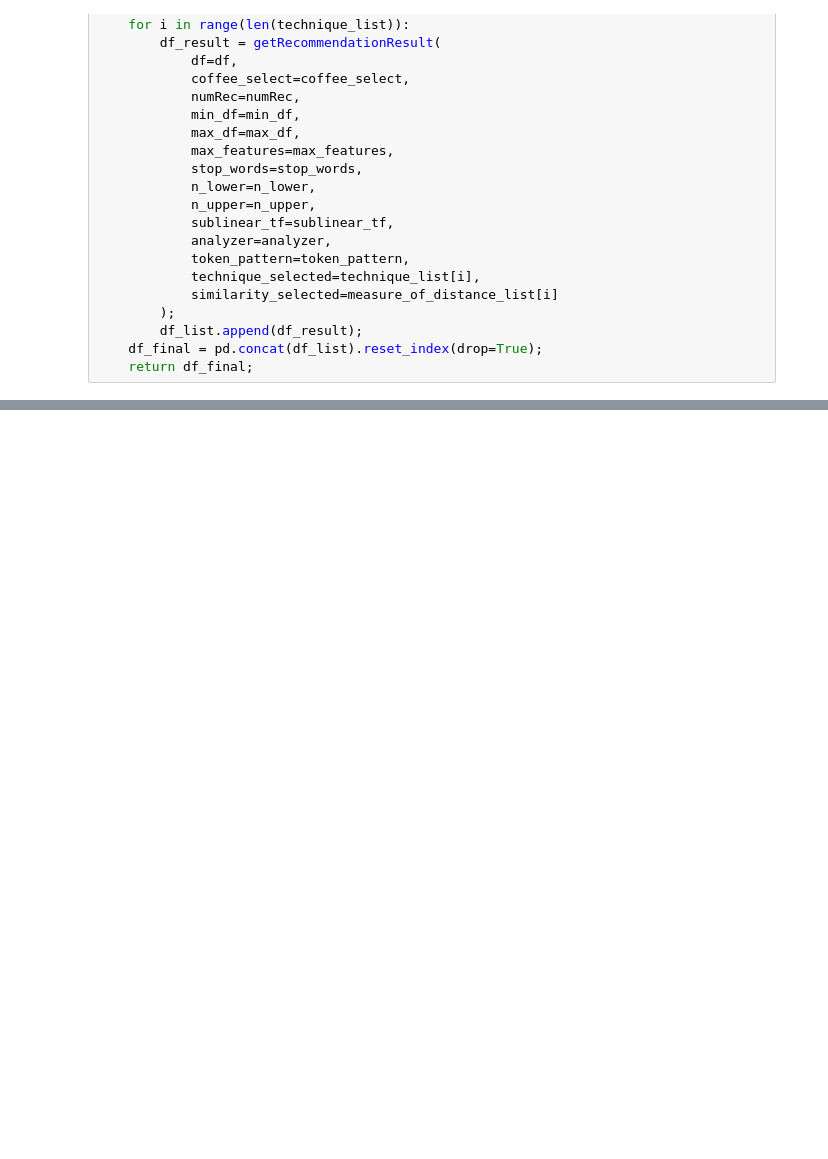
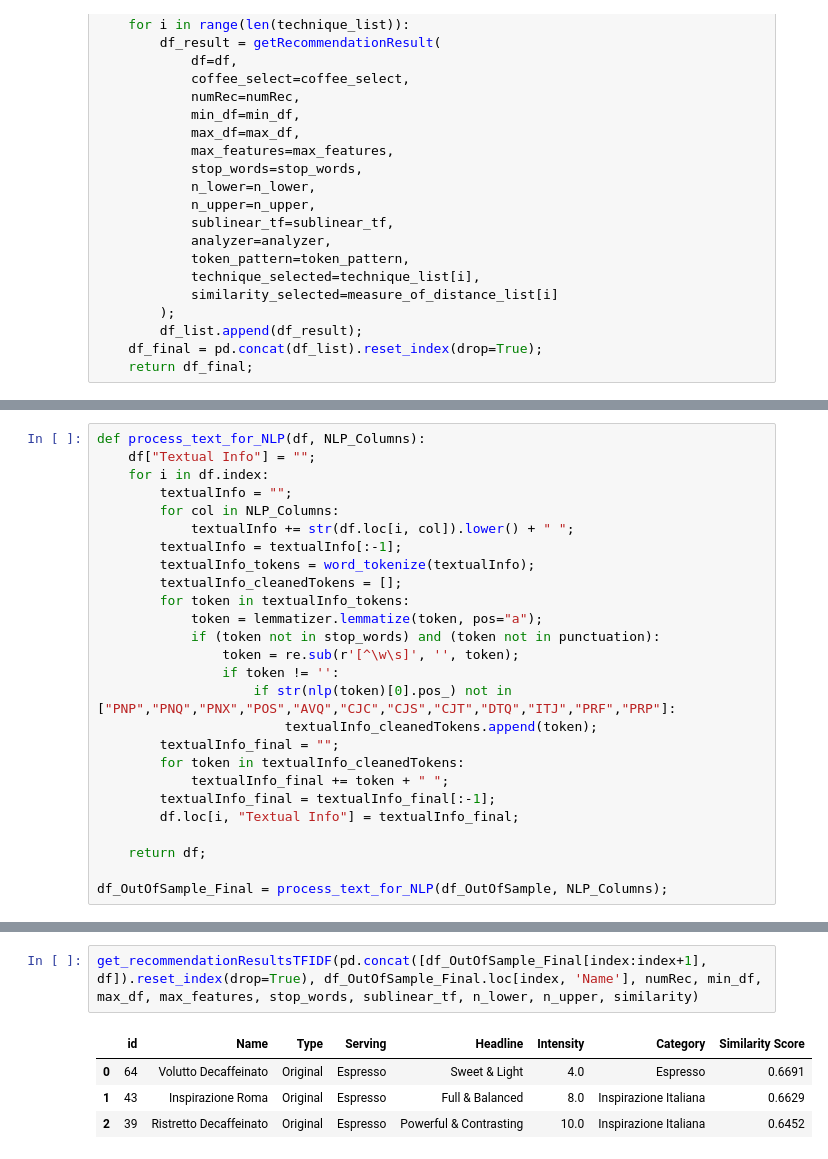
Before and after one commit to kjeshang/NespressoMetropolisTrainingApp, a Jupyter notebook: NespressoTrainingApp/analysis/4_DataAnalysis.ipynb, the cells around one changed output, grey strips where cells are left out. Drawn from its saved outputs; the diff is of its cells as text; blank space fills up the shorter version.

```diff
--- a/NespressoTrainingApp/analysis/4_DataAnalysis.ipynb
+++ b/NespressoTrainingApp/analysis/4_DataAnalysis.ipynb
@@ -618,0 +765,26 @@ getAllRecommendationResultsForComparison(df, coffee_select, numRec, min_df, max_
+# %%
+def process_text_for_NLP(df, NLP_Columns):
+    df["Textual Info"] = "";
+    for i in df.index:
+        textualInfo = "";
+        for col in NLP_Columns:
+            textualInfo += str(df.loc[i, col]).lower() + " ";
+        textualInfo = textualInfo[:-1];
+        textualInfo_tokens = word_tokenize(textualInfo);
+        textualInfo_cleanedTokens = [];
+        for token in textualInfo_tokens:
+            token = lemmatizer.lemmatize(token, pos="a");
+            if (token not in stop_words) and (token not in punctuation):
+                token = re.sub(r'[^\w\s]', '', token);
+                if token != '':
+                    if str(nlp(token)[0].pos_) not in ["PNP","PNQ","PNX","POS","AVQ","CJC","CJS","CJT","DTQ","ITJ","PRF","PRP"]:
+                        textualInfo_cleanedTokens.append(token);
+        textualInfo_final = "";
+        for token in textualInfo_cleanedTokens:
+            textualInfo_final += token + " ";
+        textualInfo_final = textualInfo_final[:-1];
+        df.loc[i, "Textual Info"] = textualInfo_final;
+
+    return df;
+
+df_OutOfSample_Final = process_text_for_NLP(df_OutOfSample, NLP_Columns);
@@ -618,0 +817,7 @@ getAllRecommendationResultsForComparison(df, coffee_select, numRec, min_df, max_
+# %%
+get_recommendationResultsTFIDF(pd.concat([df_OutOfSample_Final[index:index+1], df]).reset_index(drop=True), df_OutOfSample_Final.loc[index, 'Name'], numRec, min_df, max_df, max_features, stop_words, sublinear_tf, n_lower, n_upper, similarity)
+# %% [output]
+|  | id | Name | Type | Serving | Headline | Intensity | Category | Similarity Score |
+| 0 | 64 | Volutto Decaffeinato | Original | Espresso | Sweet & Light | 4.0 | Espresso | 0.6691 |
+| 1 | 43 | Inspirazione Roma | Original | Espresso | Full & Balanced | 8.0 | Inspirazione Italiana | 0.6629 |
+| 2 | 39 | Ristretto Decaffeinato | Original | Espresso | Powerful & Contrasting | 10.0 | Inspirazione Italiana | 0.6452 |
```
Also changed, not shown: parts of 30 cells of this notebook, 2 other files.
